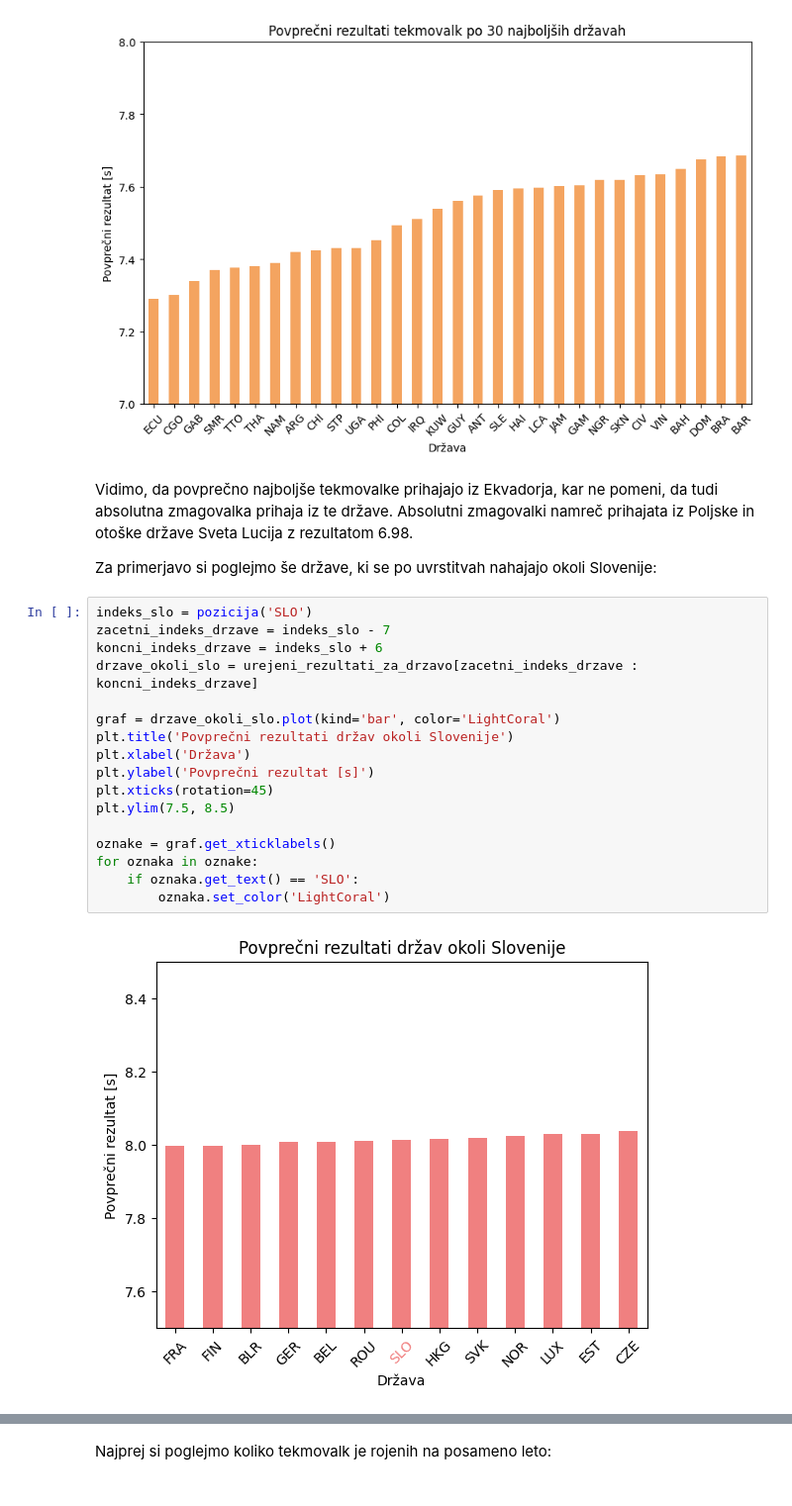
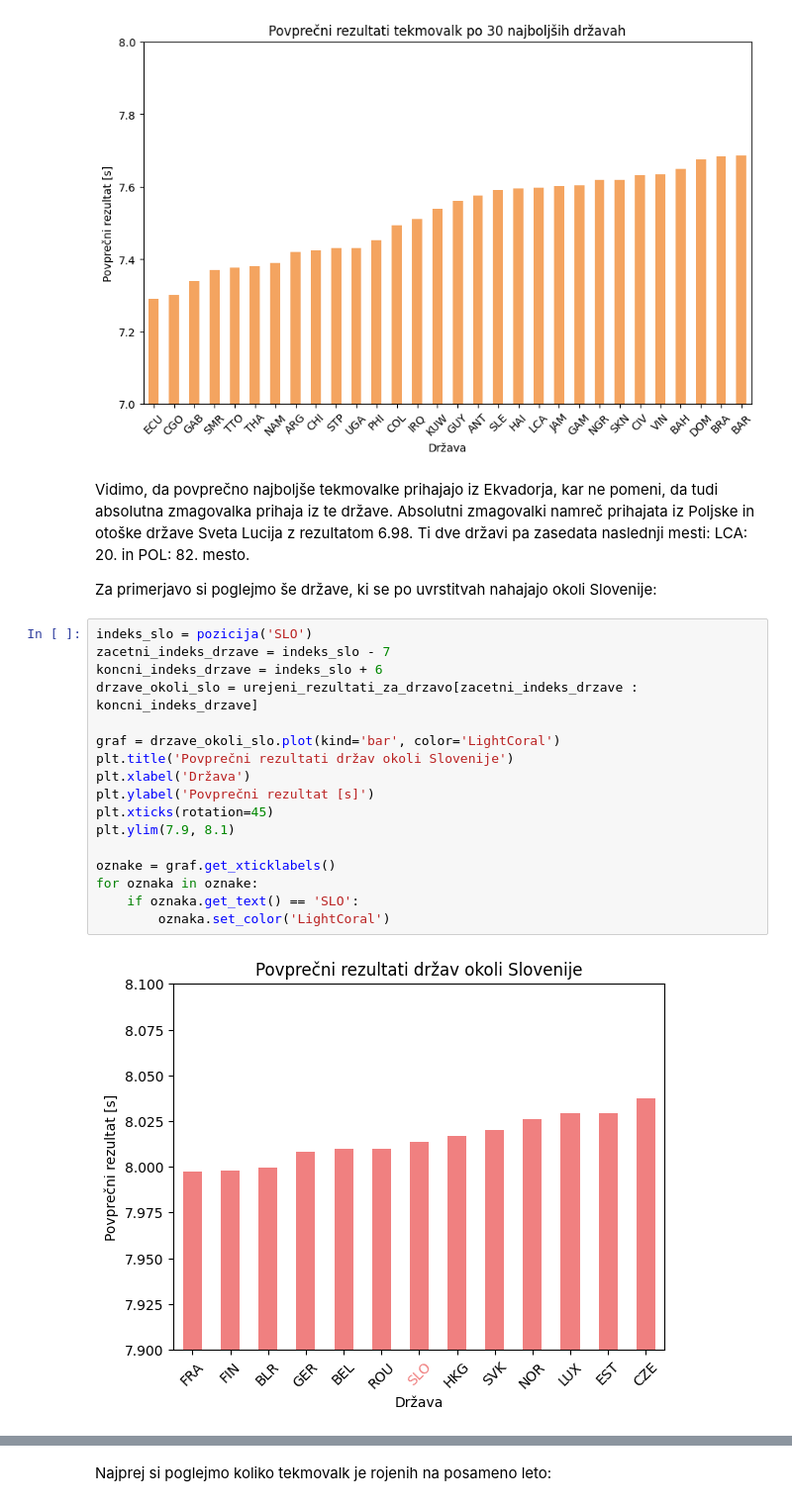
Before and after one commit to sarapolajnar/Projektna-naloga-UVP, a Jupyter notebook: analiza.ipynb, the cells around one changed output, grey strips where cells are left out. Shown at 99% size. Cells and saved outputs as stored; diff of their text form.

```diff
--- a/analiza.ipynb
+++ b/analiza.ipynb
@@ -121,26 +121,26 @@ POL rezultat: 7.97s, pozicija: 82
 SLO rezultat: 8.01s, pozicija: 99
 [figure]
 # %% [markdown]
-Vidimo, da povprečno najboljše tekmovalke prihajajo iz Ekvadorja, kar ne pomeni, da tudi absolutna zmagovalka prihaja iz te države. Absolutni zmagovalki namreč prihajata iz Poljske in otoške države Sveta Lucija z rezultatom 6.98.
+Vidimo, da povprečno najboljše tekmovalke prihajajo iz Ekvadorja, kar ne pomeni, da tudi absolutna zmagovalka prihaja iz te države. Absolutni zmagovalki namreč prihajata iz Poljske in otoške države Sveta Lucija z rezultatom 6.98. Ti dve državi pa zasedata naslednji mesti: LCA: 20. in POL: 82. mesto.
 
 Za primerjavo si poglejmo še države, ki se po uvrstitvah nahajajo okoli Slovenije:
 # %%
 indeks_slo = pozicija('SLO')
 zacetni_indeks_drzave = indeks_slo - 7
 koncni_indeks_drzave = indeks_slo + 6
 drzave_okoli_slo = urejeni_rezultati_za_drzavo[zacetni_indeks_drzave : koncni_indeks_drzave]
 
 graf = drzave_okoli_slo.plot(kind='bar', color='LightCoral')
 plt.title('Povprečni rezultati držav okoli Slovenije')
 plt.xlabel('Država')
 plt.ylabel('Povprečni rezultat [s]')
 plt.xticks(rotation=45)
-plt.ylim(7.5, 8.5)
+plt.ylim(7.9, 8.1)
 
 oznake = graf.get_xticklabels()
 for oznaka in oznake:
     if oznaka.get_text() == 'SLO':
         oznaka.set_color('LightCoral')
 # %% [output]
-[figure, old version]
+[figure, new version]
 # %% [markdown]
```
Also changed, not shown: parts of 9 cells of this notebook.
